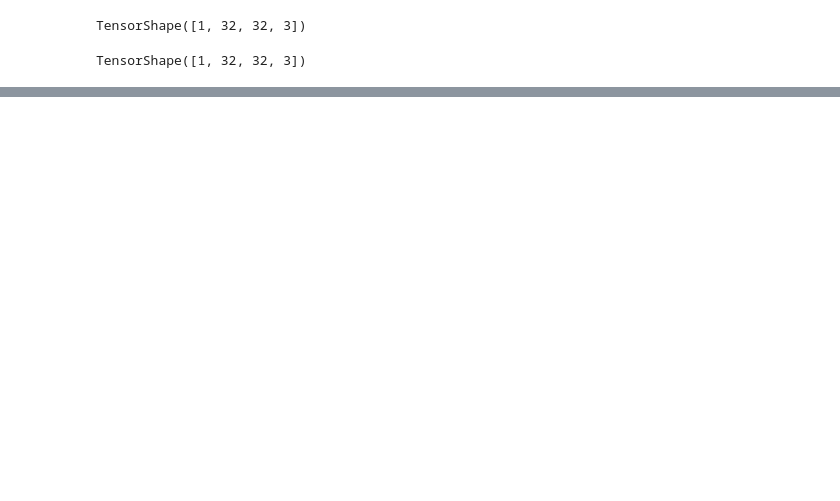
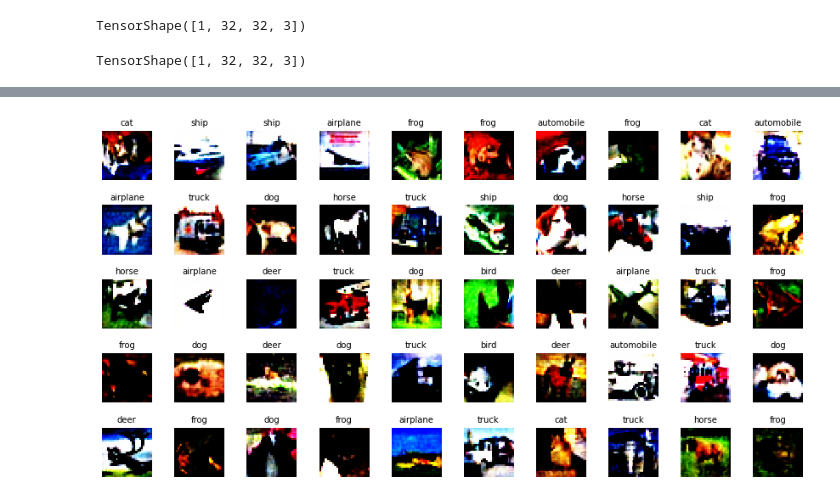
Before and after one commit to JLGGG/2020-2-DeepLearningProject, a Jupyter notebook: FGSM.ipynb, the cells around one changed output, grey strips where cells are left out. Cells and saved outputs as stored; diff of their text form; code cells hidden in the pictures; blank space fills up the shorter version.

```diff
--- a/FGSM.ipynb
+++ b/FGSM.ipynb
@@ -101,0 +150,16 @@ plt.show()
+# %%
+#Convolution autoencoder
+autoencoder = tf.keras.Sequential()
+autoencoder.add(Conv2D(32, (3, 3), strides=1, padding='same', activation='relu', input_shape=(32, 32, 3)))
+autoencoder.add(BatchNormalization())
+autoencoder.add(Conv2D(32, (3, 3), strides=2, padding='same', activation='relu'))
+autoencoder.add(Conv2D(32, (3, 3), strides=1, padding='same', activation='relu'))
+autoencoder.add(BatchNormalization())
+autoencoder.add(UpSampling2D())
+autoencoder.add(Conv2D(32, (3, 3), strides=1, padding='same', activation='relu'))
+autoencoder.add(BatchNormalization())
+autoencoder.add(Conv2D(3, (1, 1), strides=1, padding='same', activation='sigmoid'))
+autoencoder.compile(optimizer='adam', loss='mse', metrics=['accuracy'])
+# %%
+early_stopping = keras.callbacks.EarlyStopping(monitor='accuracy', patience=5)
+autoencoder.fit(adversarial_X_train, X_train, batch_size=256, epochs=100, verbose=1, validation_data=(adversarial_X_test, X_test), shuffle=True, callbacks=[early_stopping])
@@ -101,0 +185,18 @@ plt.show()
+# %%
+encoder_result = list(autoencoder.predict(adversarial_X_test))
+# %%
+class_names = ["airplane", "automobile", "bird", "cat", "deer", "dog", "frog", "horse", "ship", "truck"]
+n_rows = 5
+n_cols = 10
+plt.figure(figsize=(n_cols * 1.5, n_rows * 1.5))
+for row in range(n_rows):
+    for col in range(n_cols):
+        index = n_cols * row + col
+        plt.subplot(n_rows, n_cols, index+1)
+        plt.imshow(encoder_result[index], interpolation='nearest')
+        plt.axis('off')
+        plt.title(class_names[y_test[index][0]], fontsize=10)
+plt.subplots_adjust(wspace=0.2, hspace=0.5)
+plt.show()
+# %% [output]
+[figure, added]
```
Also changed, not shown: parts of 21 cells of this notebook.
